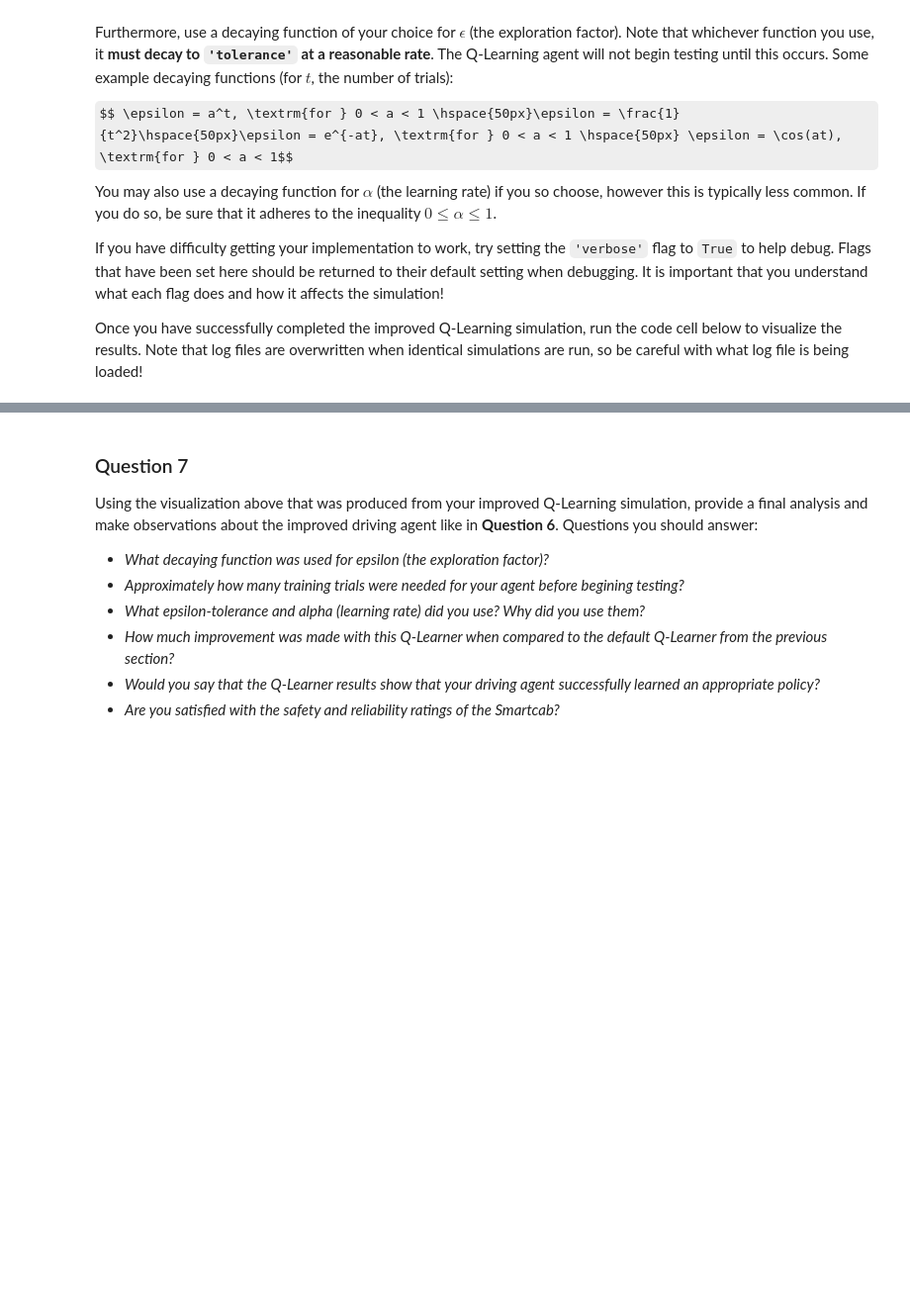
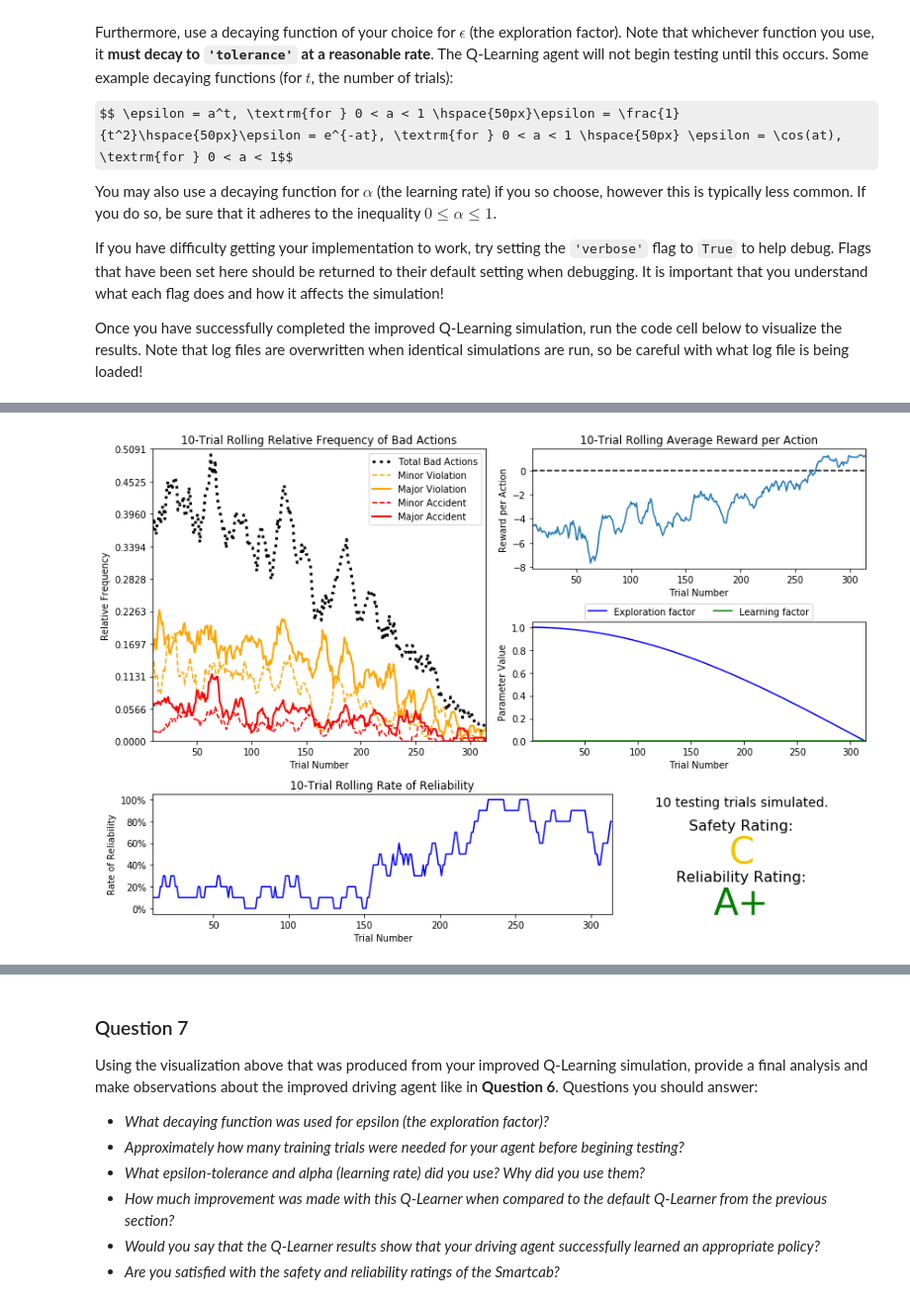
Before and after one commit to dirkhonda/udacity, a Jupyter notebook: smartcab/smartcab.ipynb, the cells around one changed output, grey strips where cells are left out. Shown at 99% size. Saved outputs shown, nothing was run; the diff lists cells and outputs as text; code cells hidden in the pictures; some formulas as TeX source; blank space fills up the shorter version.

```diff
--- a/smartcab/smartcab.ipynb
+++ b/smartcab/smartcab.ipynb
@@ -352,0 +310,7 @@ vs.plot_trials('sim_improved-learning.csv')
+# %%
+#self.epsilon = math.cos(self.alpha * self.time)
+#epsilon=1.0, alpha=.005
+#n_test=10, tolerance=0.001
+vs.plot_trials('sim_improved-learning-12.csv')
+# %% [output]
+[figure, added]
```
Also changed, not shown: parts of 32 cells of this notebook, 22 other files.
